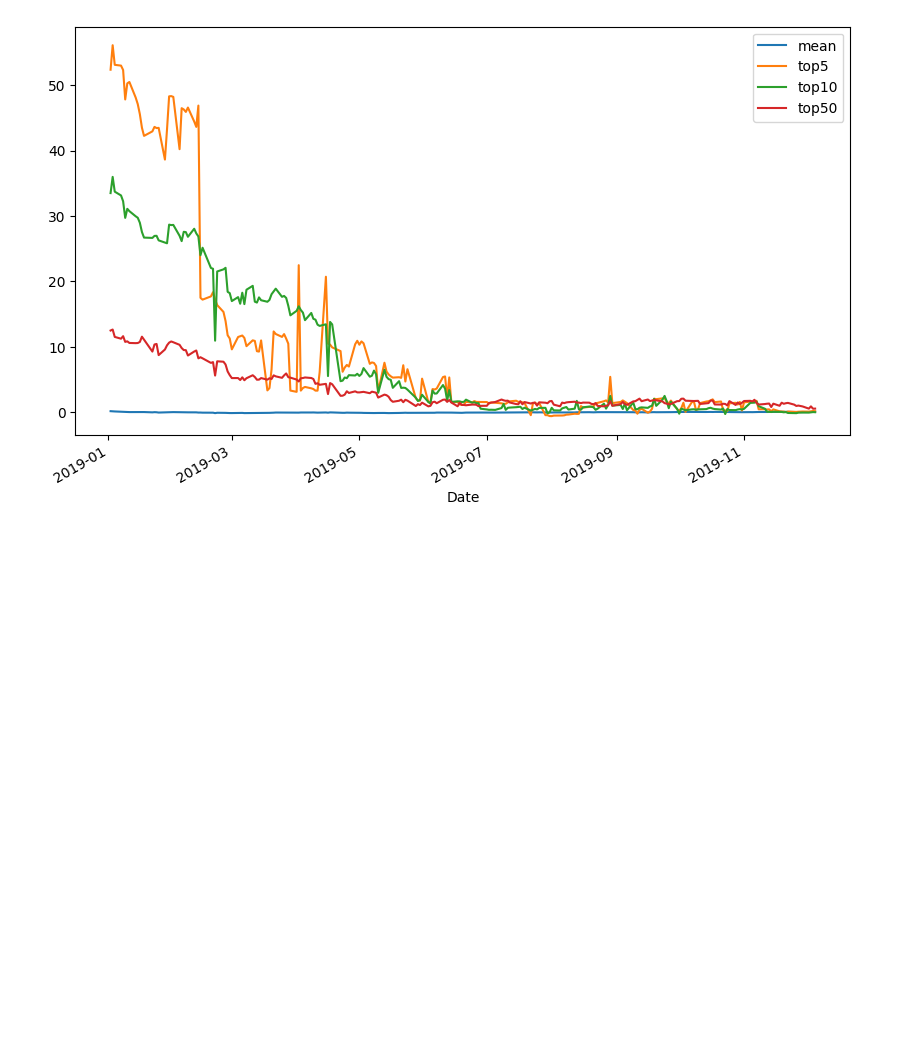
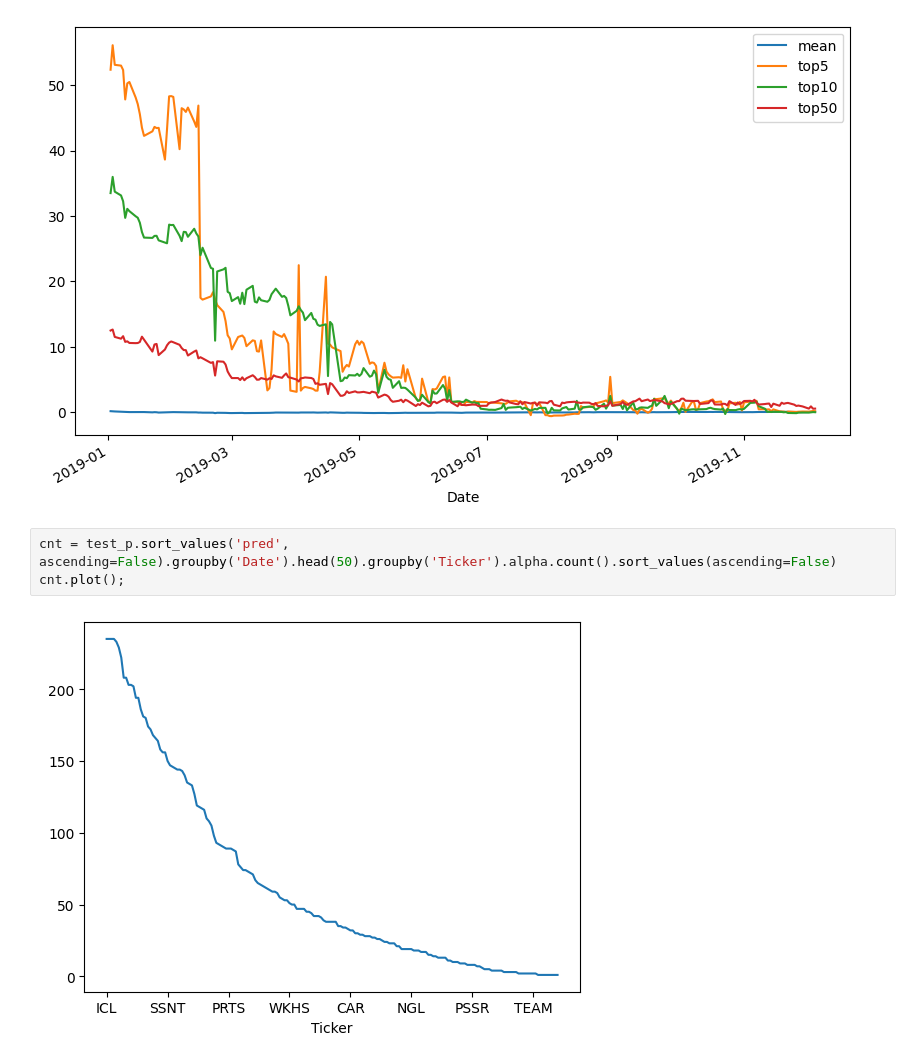
Before and after one commit to dllllb/finexp, a Jupyter notebook: basepred.ipynb, the cells around one changed output. Saved outputs shown, nothing was run; the diff lists cells and outputs as text; blank space fills up the shorter version.

Commit message:
tickers which are popular in prediction top

```diff
--- a/basepred.ipynb
+++ b/basepred.ipynb
@@ -104,3 +103,8 @@ top50 = test_p.sort_values('pred', ascending=False).groupby('Date').head(50).alp
 top50.plot(legend=True);
 # %% [output]
 [figure]
+# %%
+cnt = test_p.sort_values('pred', ascending=False).groupby('Date').head(50).groupby('Ticker').alpha.count().sort_values(ascending=False)
+cnt.plot();
+# %% [output]
+[figure, added]
```
Also changed, not shown: parts of 2 cells of this notebook.
